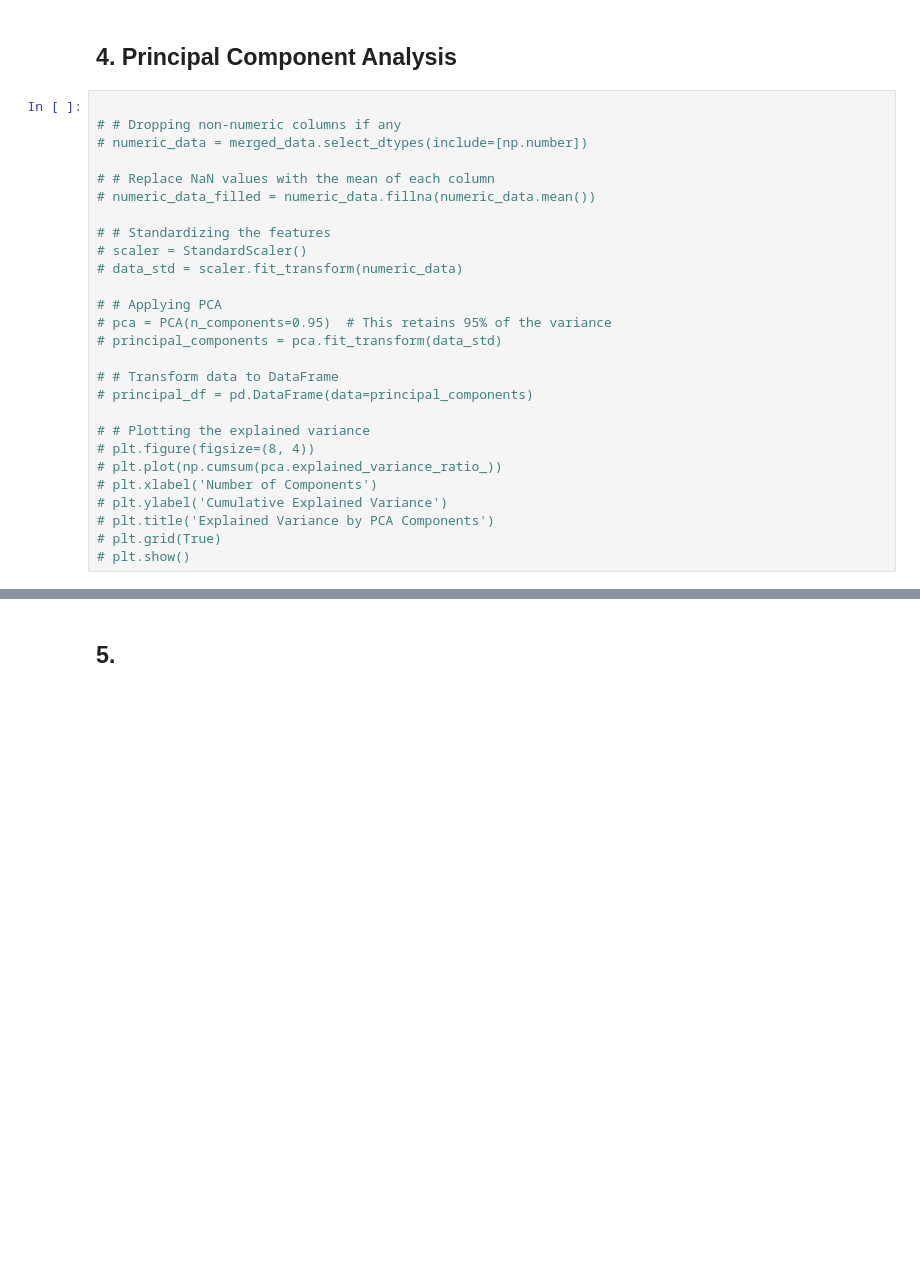
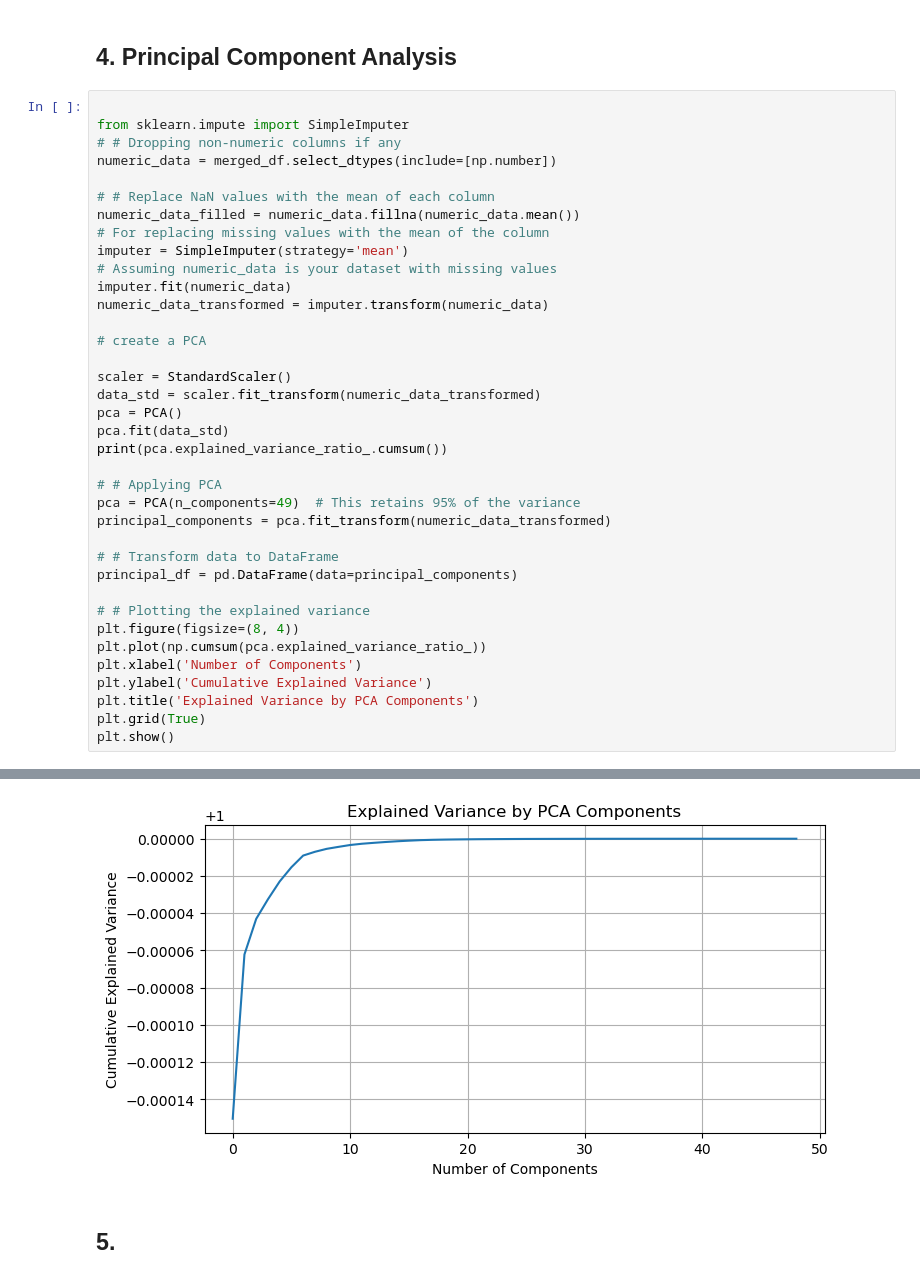
Before and after one commit to simoneassirelli/Machine-Learning-Fieldwork---G3, a Jupyter notebook: code.ipynb, the cells around one changed output, grey strips where cells are left out. Cells and saved outputs as stored; diff of their text form; blank space fills up the shorter version.

```diff
--- a/code.ipynb
+++ b/code.ipynb
@@ -195,28 +211,39 @@ How should we deal with this large number of null values?
 ## 4. Principal Component Analysis
 # %%
 
+from sklearn.impute import SimpleImputer
 # # Dropping non-numeric columns if any
-# numeric_data = merged_data.select_dtypes(include=[np.number])
+numeric_data = merged_df.select_dtypes(include=[np.number])
 
 # # Replace NaN values with the mean of each column
-# numeric_data_filled = numeric_data.fillna(numeric_data.mean())
+numeric_data_filled = numeric_data.fillna(numeric_data.mean())
+# For replacing missing values with the mean of the column
+imputer = SimpleImputer(strategy='mean')
+# Assuming numeric_data is your dataset with missing values
+imputer.fit(numeric_data)
+numeric_data_transformed = imputer.transform(numeric_data)
 
-# # Standardizing the features
-# scaler = StandardScaler()
-# data_std = scaler.fit_transform(numeric_data)
+# create a PCA
+
+scaler = StandardScaler()
+data_std = scaler.fit_transform(numeric_data_transformed)
+pca = PCA()
+pca.fit(data_std)
+print(pca.explained_variance_ratio_.cumsum())
 
 # # Applying PCA
-# pca = PCA(n_components=0.95)  # This retains 95% of the variance
-# principal_components = pca.fit_transform(data_std)
+pca = PCA(n_components=49)  # This retains 95% of the variance
+principal_components = pca.fit_transform(numeric_data_transformed)
 
 # # Transform data to DataFrame
-# principal_df = pd.DataFrame(data=principal_components)
+principal_df = pd.DataFrame(data=principal_components)
 
 # # Plotting the explained variance
-# plt.figure(figsize=(8, 4))
-# plt.plot(np.cumsum(pca.explained_variance_ratio_))
-# plt.xlabel('Number of Components')
-# plt.ylabel('Cumulative Explained Variance')
-# plt.title('Explained Variance by PCA Components')
-# plt.grid(True)
-# plt.show()
+plt.figure(figsize=(8, 4))
+plt.plot(np.cumsum(pca.explained_variance_ratio_))
+plt.xlabel('Number of Components')
+plt.ylabel('Cumulative Explained Variance')
+plt.title('Explained Variance by PCA Components')
+plt.grid(True)
+plt.show()
+# %% [output]
@@ -223,2 +269,3 @@ How should we deal with this large number of null values?
+[figure, added]
 # %% [markdown]
 ## 5.
```
Also changed, not shown: parts of 5 cells of this notebook.
